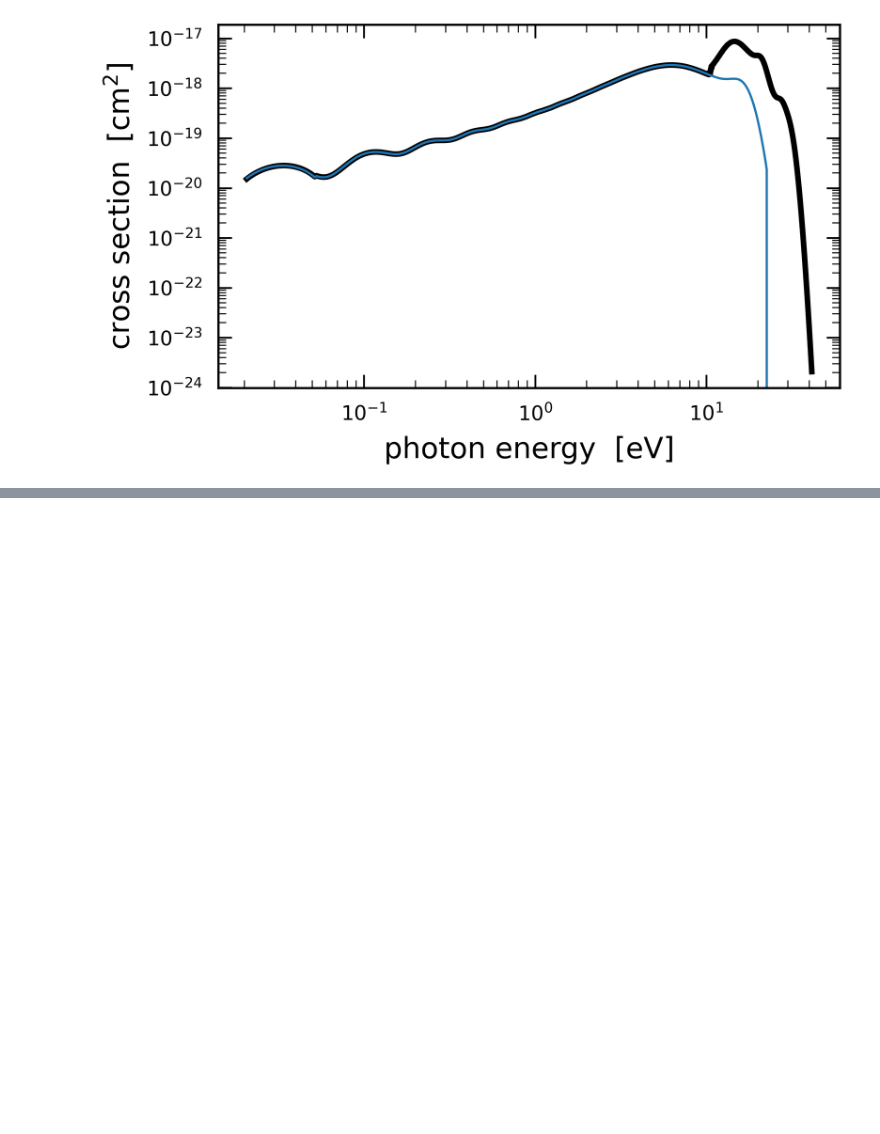
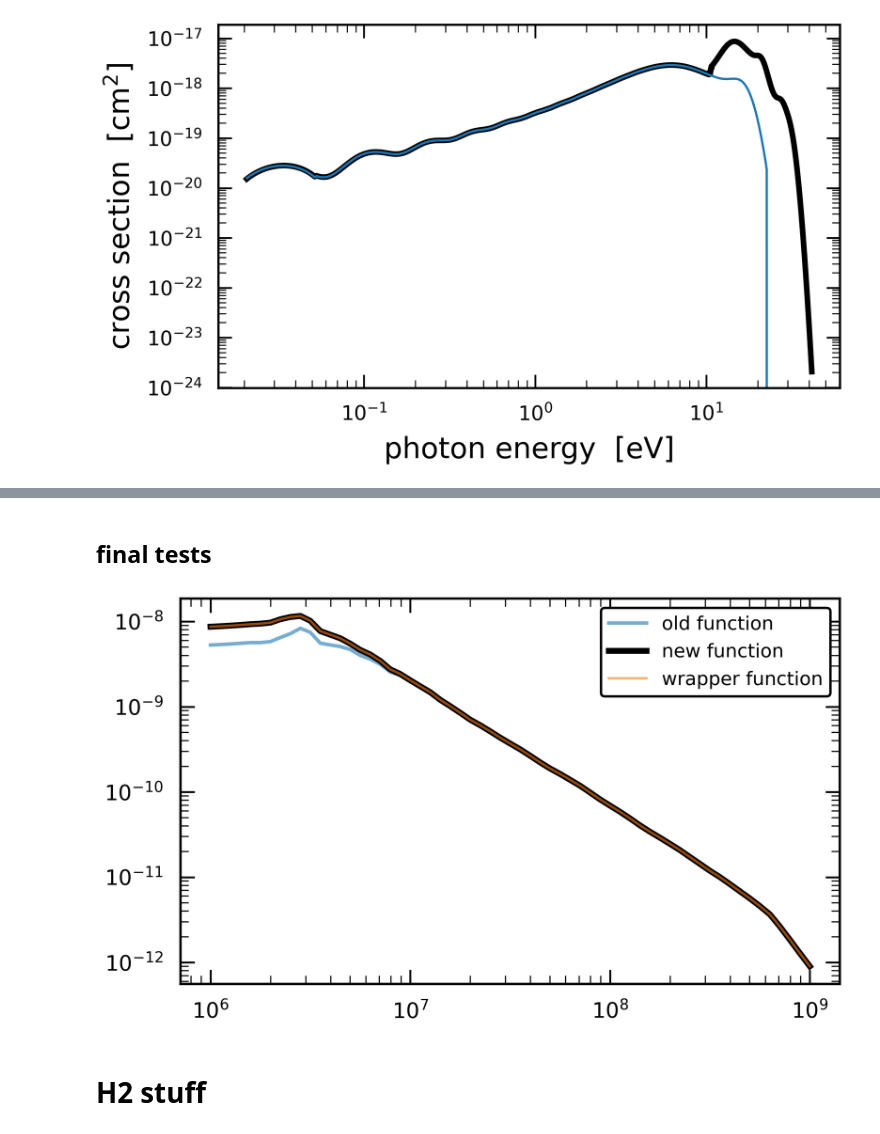
Before and after one commit to AndreaIncatasciato/LWphotorates, a Jupyter notebook: quick_tests.ipynb, the cells around one changed output, grey strips where cells are left out. Drawn from its saved outputs; the diff is of its cells as text; code cells hidden in the pictures; blank space fills up the shorter version.

Commit message:
delete old function and conclude tests

```diff
--- a/quick_tests.ipynb
+++ b/quick_tests.ipynb
@@ -549,0 +656,2 @@ Text(0.5, 0, 'photon energy  [eV]')
+# %% [markdown]
+## final tests
@@ -549,0 +662,47 @@ Text(0.5, 0, 'photon energy  [eV]')
+# %%
+gas_density_for_tests = 1e0 * u.cm**-3
+gas_temperature_for_tests = 1e2 * u.K
+
+
+test_rates_file_path = os.path.join(os.getcwd(), 'inputdata', 'test_rates', 'test_rates_initial_status.h5')
+test_rates_file = h5py.File(test_rates_file_path, 'r')
+old_rates = test_rates_file['slug/H2p'][:]
+
+
+from LWphotorates.utils import lambda2nu
+
+data_example_path = os.path.join(os.getcwd(), 'inputdata', 'example_spectra', 'exampleSlug.txt')
+data_example = np.loadtxt(data_example_path)
+
+age_stars_SEDs = np.logspace(6, 9, 61)
+wl_SEDs = data_example[0] * u.angstrom
+spectra_SEDs = data_example[1:] * u.erg / u.s / u.angstrom
+
+freq_SEDs = lambda2nu(wl_SEDs)
+energy_SEDs = const.h.to(u.eV / u.Hz) * freq_SEDs
+# %%
+new_rate, new_heat_rate = new_calc(
+    wavelength_array=wl_SEDs,
+    spectra_wl=spectra_SEDs,
+    distance=1.*u.kpc,
+    gas_density=gas_density_for_tests,
+    gas_temperature=gas_temperature_for_tests
+    )
+wrapper_rate, wrapper_heat_rate = new_wrapper(
+    wavelength_array=wl_SEDs,
+    spectra_wl=spectra_SEDs,
+    distance=1.*u.kpc,
+    gas_density=gas_density_for_tests,
+    gas_temperature=gas_temperature_for_tests
+    )
+# %%
+fig, ax = plt.subplots()
+ax.plot(age_stars_SEDs, old_rates, lw=3, c='C0', alpha=0.6, label='old function')
+ax.plot(age_stars_SEDs, new_rate, lw=5, c='k', label='new function')
+ax.plot(age_stars_SEDs, wrapper_rate, lw=2, c='C1', alpha=0.6, label='wrapper function')
+ax.set_xscale('log')
+ax.set_yscale('log')
+legend = ax.legend(ncol=1, loc='best')
+legend.get_frame().set_linewidth(2)
+# %% [output]
+[figure, added]
@@ -549,0 +711,2 @@ Text(0.5, 0, 'photon energy  [eV]')
+# %% [markdown]
+# H2 stuff
```
Also changed, not shown: parts of 21 cells of this notebook, 1 other file.
